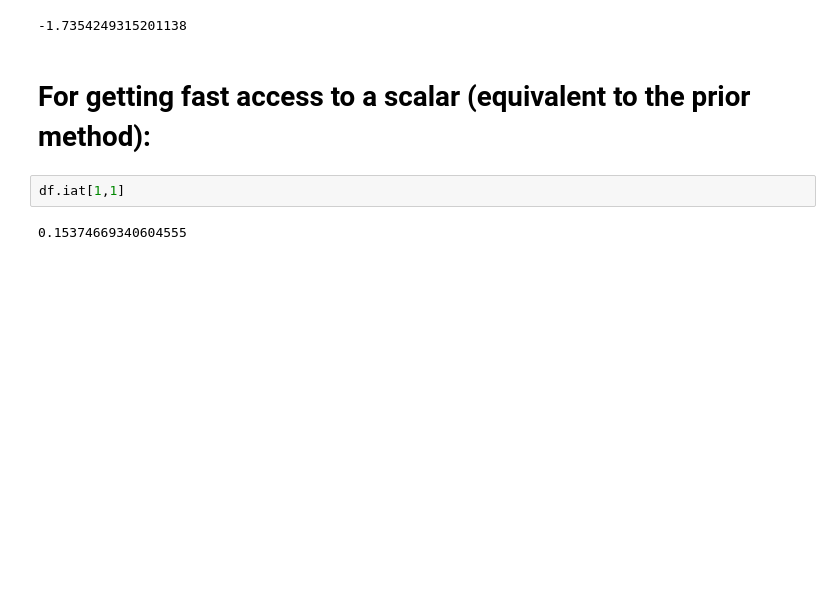
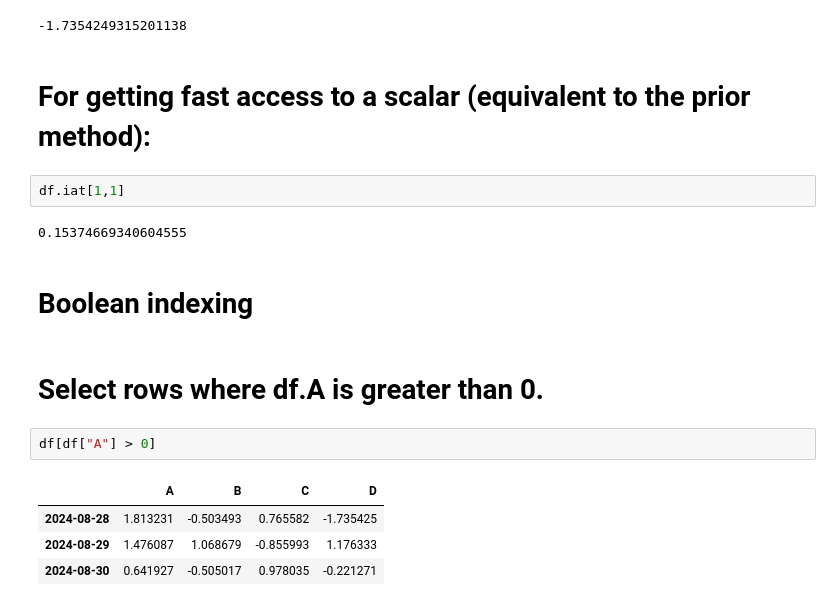
Before and after one commit to gopal-py07/DataSciencePandasExample, a Jupyter notebook: practices/10minPandas.ipynb, the cells around one changed output. Saved outputs shown, nothing was run; the diff lists cells and outputs as text; blank space fills up the shorter version.

```diff
--- a/practices/10minPandas.ipynb
+++ b/practices/10minPandas.ipynb
@@ -452,3 +452,14 @@ df.iloc[4,3]
 df.iat[1,1]
 # %% [output]
 0.15374669340604555
+# %% [markdown]
+# Boolean indexing
+# %% [markdown]
+# Select rows where df.A is greater than 0.
+# %%
+df[df["A"] > 0]
+# %% [output]
+|  | A | B | C | D |
+| 2024-08-28 | 1.813231 | -0.503493 | 0.765582 | -1.735425 |
+| 2024-08-29 | 1.476087 | 1.068679 | -0.855993 | 1.176333 |
+| 2024-08-30 | 0.641927 | -0.505017 | 0.978035 | -0.221271 |
```
Also changed, not shown: parts of 8 cells of this notebook.
